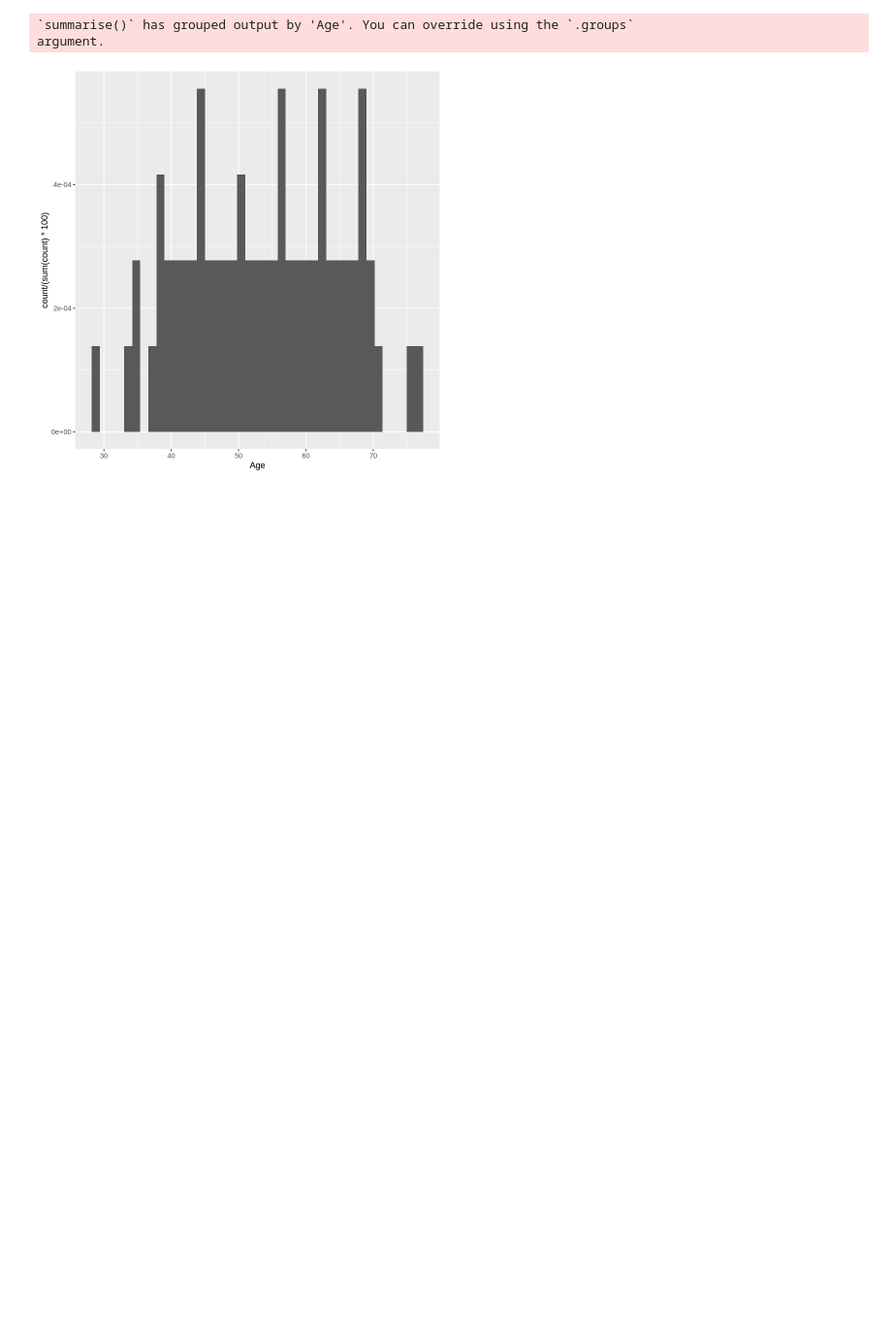
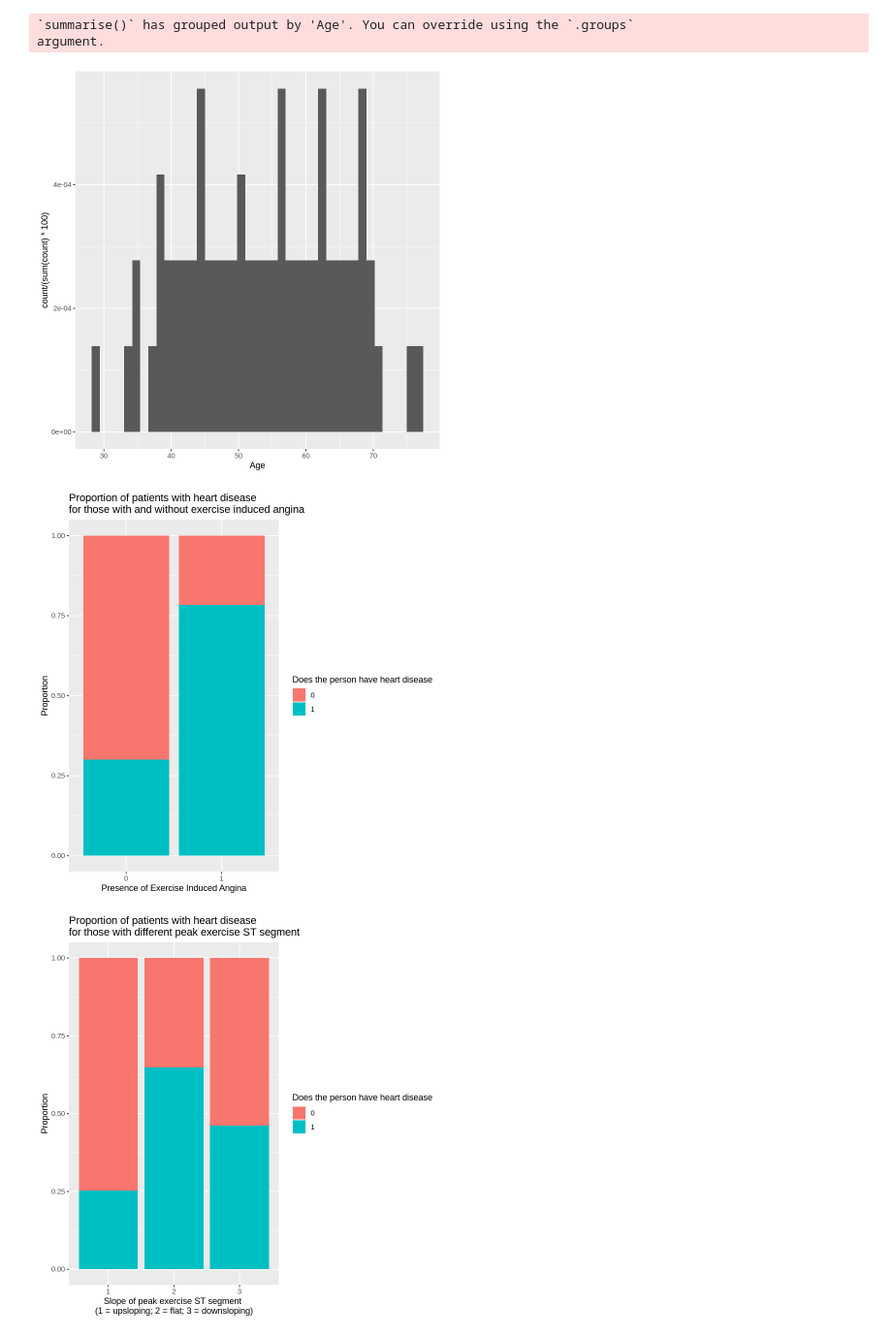
Before and after one commit to devr07/DSCI100-007-009, a Jupyter notebook: projectpropsal.ipynb, the cells around one changed output. Shown at 97% size. Saved outputs shown, nothing was run; the diff lists cells and outputs as text; code cells hidden in the pictures; blank space fills up the shorter version.

```diff
--- a/projectpropsal.ipynb
+++ b/projectpropsal.ipynb
@@ -202,3 +137,44 @@ heart_age_plot
 `summarise()` has grouped output by 'Age'. You can override using the `.groups`
 argument.
 [figure]
+# %%
+bar_plot9 <- training_data |>
+   ggplot(aes(x = as_factor(Exercise_Induced_Angina), fill = as_factor(Heart_Disease_Diagnosis))) +
+   geom_bar(position = 'fill') +
+   xlab("Presence of Exercise Induced Angina") +
+   ylab("Proportion") +
+   labs(fill = "Does the person have heart disease") +
+   ggtitle("Proportion of patients with heart disease \nfor those with and without exercise induced angina")
+bar_plot9
+
+bar_plot11 <- training_data |>
+   ggplot(aes(x = as_factor(Slope), fill = as_factor(Heart_Disease_Diagnosis))) +
+   geom_bar(position = 'fill') +
+   xlab("Slope of peak exercise ST segment \n(1 = upsloping; 2 = flat; 3 = downsloping)") +
+   ylab("Proportion") +
+   labs(fill = "Does the person have heart disease") +
+   ggtitle("Proportion of patients with heart disease \nfor those with different peak exercise ST segment")
+bar_plot11
+
+bar_plot12 <- training_data |>
+   filter(!is.na(Number_of_Major_Vessels)) |>
+   ggplot(aes(x = as_factor(Number_of_Major_Vessels), fill = as_factor(Heart_Disease_Diagnosis))) +
+   geom_bar(position = 'fill') +
+   xlab("Number of major vessels colored by fluoroscopy") +
+   ylab("Proportion") +
+   labs(fill = "Does the person have heart disease") +
+   ggtitle("Proportion of patients with heart disease \nfor those with different number of major vessels colored by fluoroscopy")
+bar_plot12
+
+bar_plot13 <- training_data |>
+   filter(!is.na(Thal)) |>
+   ggplot(aes(x = as_factor(Thal), fill = as_factor(Heart_Disease_Diagnosis))) +
+   geom_bar(position = 'fill') +
+   xlab("Thalassemia (3 = normal; 6 = fixed defect; 7 = reversible defect)") +
+   ylab("Proportion") +
+   labs(fill = "Does the person have heart disease") +
+   ggtitle("Proportion of patients with heart disease \nfor those with different types of thalassemia")
+bar_plot13
+# %% [output]
+[figure, added]
+[figure, added]
```
Also changed, not shown: parts of 6 cells of this notebook.
